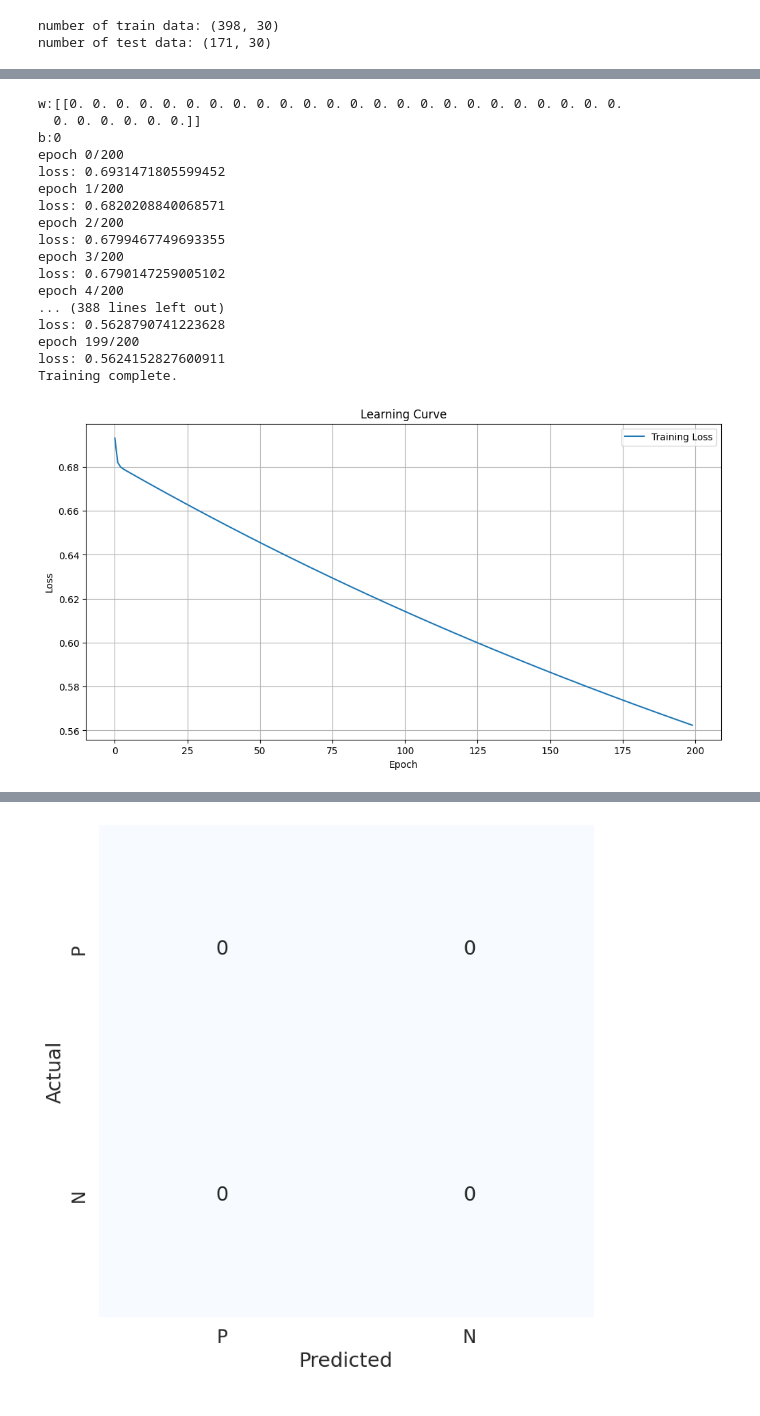
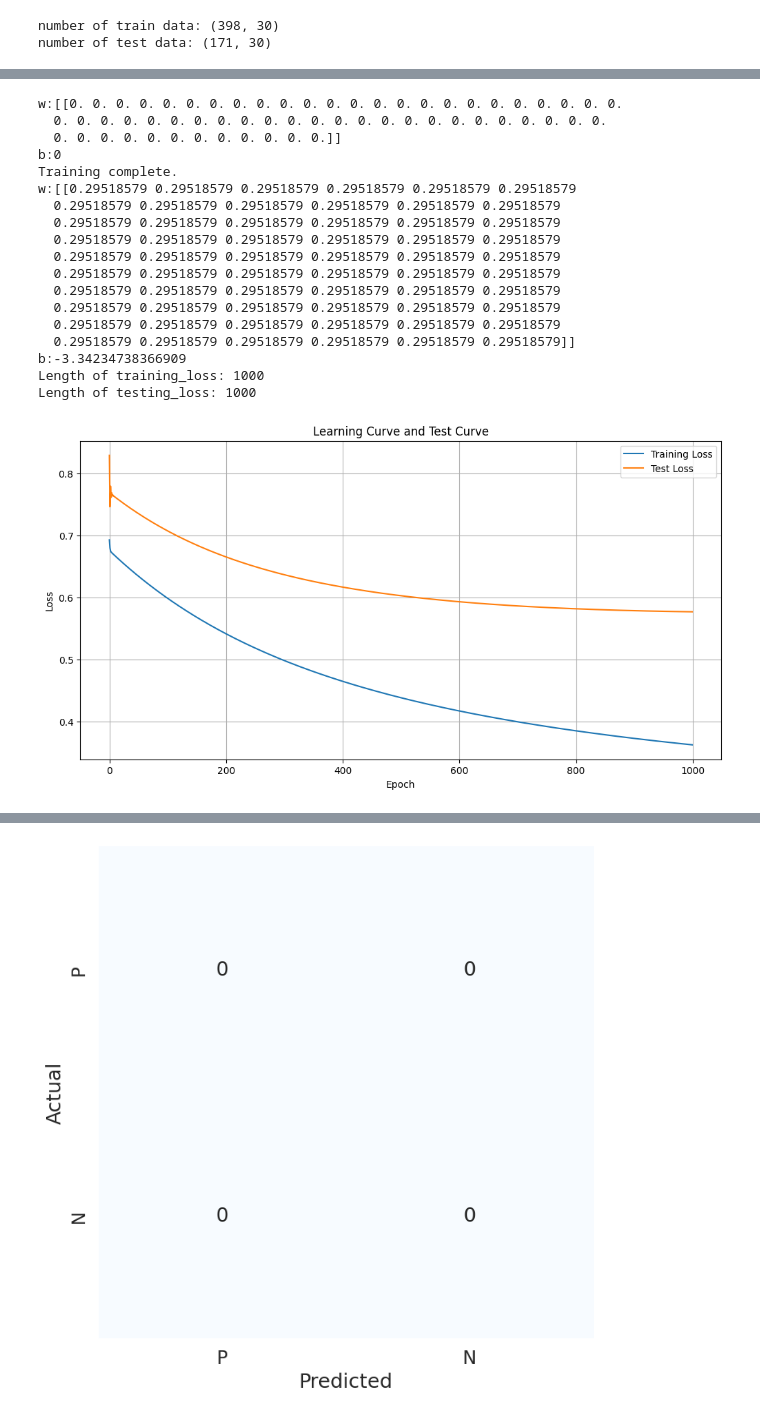
Before and after one commit to NafiseKian/logistic_regression_classification, a Jupyter notebook: project_binary_classification.ipynb, the cells around one changed output, grey strips where cells are left out. Cells and saved outputs as stored; diff of their text form; code cells hidden in the pictures.

Commit message:
learning_curve_done

```diff
--- a/project_binary_classification.ipynb
+++ b/project_binary_classification.ipynb
@@ -120,6 +120,8 @@ def add_polynomial (data , power):
 tr_data_in_poly = add_polynomial(tr_data_in, 2)
 print(f"Number of train data with polynomial features: {tr_data_in_poly.shape}")
 print(tr_data_in_poly[:2, :])
+
+test_data_in_poly = add_polynomial(test_data_in , 2);
 # %% [output]
 Number of train data with polynomial features: (398, 60)
 [[1.7990000e+01 1.0380000e+01 1.2280000e+02 1.0010000e+03 1.1840000e-01
@@ -147,8 +149,9 @@ def min_max_norm (data):
   norm_data = (data - min_vals) / (max_vals - min_vals)
   return norm_data
 
-tr_data_in_poly_normalized = min_max_norm(tr_data_in)
+tr_data_in_poly_normalized = min_max_norm(tr_data_in_poly)
 print(tr_data_in_poly_normalized[:2, :])
+test_data_in_poly_normalized = min_max_norm(test_data_in_poly)
 # %% [output]
 [[0.52103744 0.0226581  0.54598853 0.3640416  0.68000973 0.7920373
   0.70313964 0.73111332 0.66844634 0.60551811 0.35614702 0.12046941
@@ -163,10 +176,11 @@ print(tr_data_in_poly_normalized[:2, :])
 # %%
 #task 3 : logistic regression loss function and gradient descent algorithm
 
-max_epoch = 200
+max_epoch = 1000
 err = [] #errors
-train_losses = []
-w = np.zeros((1,data_in.shape[1]))
+training_loss = []
+testing_loss = []
+w = np.zeros((1,tr_data_in_poly_normalized.shape[1]))
 b = 0
 print(f"w:{w}")
 print(f"b:{b}")
@@ -202,45 +216,60 @@ def gradient_descent(X, y, w, b, learning_rate):
 
 
 for epoch in range(max_epoch):
-    print(f"epoch {epoch}/{max_epoch}")
+    #print(f"epoch {epoch}/{max_epoch}")
     w, b, loss = gradient_descent(tr_data_in_poly_normalized, tr_data_out, w, b, 0.0001)
 
     # Append the loss to the error list for monitoring
     err.append(loss)
-    train_losses.append(loss)
-    print(f"loss: {loss}")
+    training_loss.append(loss)
+    #print(f"loss: {loss}")
 
-# After the loop, 'w' and 'b' will contain the trained parameters
+    #calculating test loss
+
+    z_test = np.dot(test_data_in_poly_normalized, w.T) + b
+    y_pred_test = sigmoid(z_test)
+
+    # Calculate the test loss using the actual predicted probabilities and true test labels
+    test_loss = loss_function(y_pred_test, test_data_out)
+    testing_loss.append(test_loss)
+
 print("Training complete.")
+
+print(f"w:{w}")
+print(f"b:{b}")
+
+print(f"Length of training_loss: {len(training_loss)}")
+print(f"Length of testing_loss: {len(testing_loss)}")
 # %% [output]
 w:[[0. 0. 0. 0. 0. 0. 0. 0. 0. 0. 0. 0. 0. 0. 0. 0. 0. 0. 0. 0. 0. 0. 0. 0.
-  0. 0. 0. 0. 0. 0.]]
+  0. 0. 0. 0. 0. 0. 0. 0. 0. 0. 0. 0. 0. 0. 0. 0. 0. 0. 0. 0. 0. 0. 0. 0.
+  0. 0. 0. 0. 0. 0. 0. 0. 0. 0. 0. 0.]]
 b:0
-epoch 0/200
-loss: 0.6931471805599452
-epoch 1/200
-loss: 0.6820208840068571
-epoch 2/200
-loss: 0.6799467749693355
-epoch 3/200
-loss: 0.6790147259005102
-epoch 4/200
-... (388 lines left out)
-loss: 0.5628790741223628
-epoch 199/200
-loss: 0.5624152827600911
 Training complete.
+w:[[0.29518579 0.29518579 0.29518579 0.29518579 0.29518579 0.29518579
+  0.29518579 0.29518579 0.29518579 0.29518579 0.29518579 0.29518579
+  0.29518579 0.29518579 0.29518579 0.29518579 0.29518579 0.29518579
+  0.29518579 0.29518579 0.29518579 0.29518579 0.29518579 0.29518579
+  0.29518579 0.29518579 0.29518579 0.29518579 0.29518579 0.29518579
+  0.29518579 0.29518579 0.29518579 0.29518579 0.29518579 0.29518579
+  0.29518579 0.29518579 0.29518579 0.29518579 0.29518579 0.29518579
+  0.29518579 0.29518579 0.29518579 0.29518579 0.29518579 0.29518579
+  0.29518579 0.29518579 0.29518579 0.29518579 0.29518579 0.29518579
+  0.29518579 0.29518579 0.29518579 0.29518579 0.29518579 0.29518579]]
+b:-3.34234738366909
+Length of training_loss: 1000
+Length of testing_loss: 1000
 # %%
 #task 4 : plot learning curve
 
 plt.figure(figsize=(12, 6))
-plt.plot(range(max_epoch), train_losses, label="Training Loss")
-#plt.plot(range(max_epoch), test_losses, label="Test Loss")
+plt.plot(range(max_epoch), training_loss, label="Training Loss")
+plt.plot(range(max_epoch), testing_loss, label="Test Loss")
 plt.xlabel("Epoch")
 plt.ylabel("Loss")
-plt.title("Learning Curve")
+plt.title("Learning Curve and Test Curve")
 plt.legend()
 plt.grid(True)
 plt.show()
 # %% [output]
-[figure, old version]
+[figure, new version]
```
Also changed, not shown: parts of 3 cells of this notebook.
